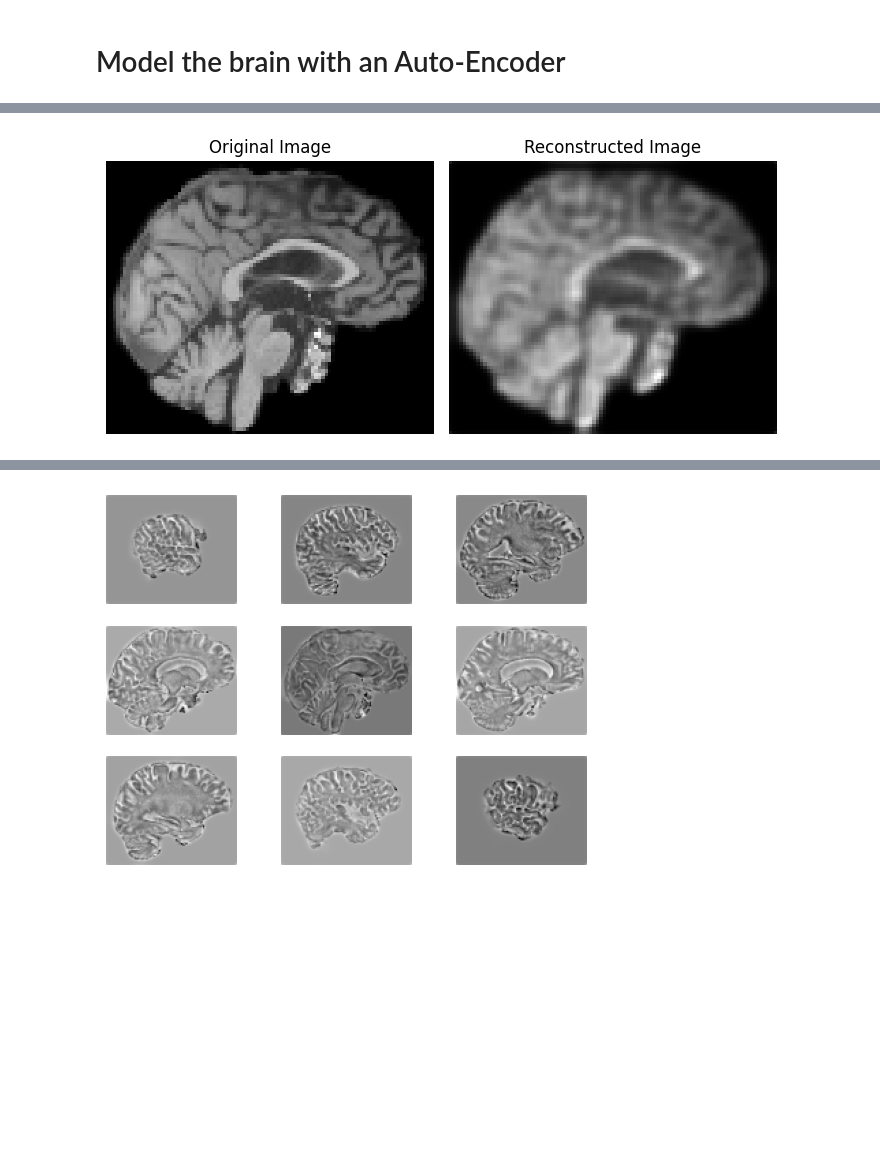
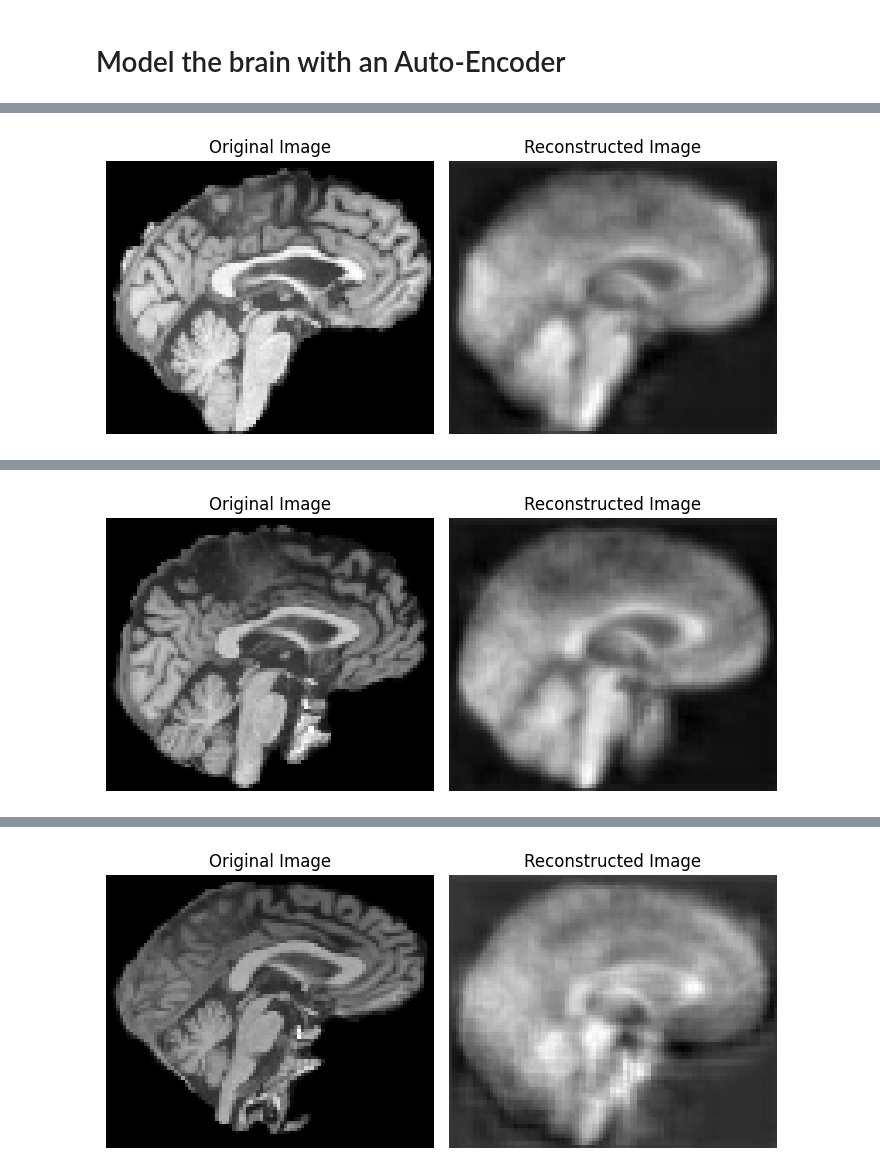
Before and after one commit to Vaakir/unsupervised-deep-learning-bachelor-thesis, a Jupyter notebook: Research/Train/Exploring stripped brains.ipynb, the cells around one changed output, grey strips where cells are left out. Saved outputs shown, nothing was run; the diff lists cells and outputs as text; code cells hidden in the pictures; blank space fills up the shorter version.

```diff
--- a/Research/Train/Exploring stripped brains.ipynb
+++ b/Research/Train/Exploring stripped brains.ipynb
@@ -6,11 +6,3 @@ import glob
 from tqdm import tqdm
 from scipy.ndimage import zoom
 from tensorflow.keras import layers, Model
-# %%
-files = glob.glob("../../Data/TempRemoved/*.nii.gz")
-
-images = []
-
-for file in tqdm(files):
-    img = nib.load(file).get_fdata() * 0.001
-    images.append(img)
@@ -53,0 +56,6 @@ imdisp(cropped_images[0])
+# %%
+mean_brain = np.mean(cropped_images, axis=0).reshape(target_size)
+# inv_std_brain = np.clip(1. / np.std(cropped_images, axis=0),0,20).reshape(target_size)
+diffs = cropped_images - mean_brain
+# norm_diffs = diffs * inv_std_brain
+imdisp(mean_brain)
@@ -61,15 +71,24 @@ class AutoEncoder3D:
         x = layers.Conv3D(4, (3, 3, 3), activation="relu", padding="same")(encoder_input)
         x = layers.MaxPooling3D((2, 2, 2), padding="same")(x)  # Single downscale block
         x = layers.Dropout(0.1)(x)
-        encoded = layers.Conv3D(8, (3, 3, 3), activation="relu", padding="same")(x)  # Latent space
+
+        x = layers.Conv3D(4, (3, 3, 3), activation="relu", padding="same")(x)
+        x = layers.MaxPooling3D((2, 2, 2), padding="same")(x)  # Single downscale block
+
+        encoded = layers.Conv3D(2, (3, 3, 3), activation="relu", padding="same")(x)  # Latent space
 
         self.encoder = Model(encoder_input, encoded, name="encoder")
 
         # Decoder
         decoder_input = layers.Input(shape=encoded.shape[1:])  # Adjusted latent space shape
-        x = layers.Conv3D(8, (3, 3, 3), activation="relu", padding="same")(decoder_input)
+        x = layers.Conv3D(2, (3, 3, 3), activation="relu", padding="same")(decoder_input)
         x = layers.UpSampling3D((2, 2, 2))(x)  # Single upscale block
-        decoded = layers.Conv3D(1, (3, 3, 3), activation="sigmoid", padding="same")(x)  # Final output layer
+
+        x = layers.Conv3D(4, (3, 3, 3), activation="relu", padding="same")(x)
+        x = layers.UpSampling3D((2, 2, 2))(x)  # Single upscale block
+
+        # old activation (before looking at diffs to mean brain): sigmoid
+        decoded = layers.Conv3D(1, (3, 3, 3), activation="tanh", padding="same")(x)  # Final output layer
 
         self.decoder = Model(decoder_input, decoded, name="decoder")
 
@@ -99,3 +118,5 @@ class AutoEncoder3D:
     def decode(self, y):
         """Decode latent space representation y into the original data space."""
         return self.decoder.predict(y)
+
+ae = AutoEncoder3D(list(target_size) + [1])
@@ -119,3 +137,3 @@ Model: "autoencoder"
 # %%
-ae.train(cropped_images, epochs=160)
+ae.train(diffs, epochs=100,batch_size=64)
 # %% [output]
@@ -140,5 +158,6 @@ Epoch 160/160
 # %%
 def reconstruct_and_plot(im):
+    # im = diffs[im_id]
     # Encode the image and reconstruct
     latent = ae.encode(im[np.newaxis, ...])  # Add batch dimension
     recon = ae.decode(latent)[0]  # Remove batch dimension after decoding
@@ -148,12 +167,12 @@ def reconstruct_and_plot(im):
     j = im.shape[0] // 2  # Middle slice along depth
 
     # Plot original image slice
-    ax[0].imshow(np.rot90(im[j]), cmap='gray')
+    ax[0].imshow(np.rot90(mean_brain[j]+ im[j].reshape((96,80))), cmap='gray')
     ax[0].set_title("Original Image")
     ax[0].axis("off")
 
     # Plot reconstructed image slice
-    ax[1].imshow(np.rot90(recon[j]), cmap='gray')
+    ax[1].imshow(np.rot90(mean_brain[j]+recon[j].reshape((96,80))), cmap='gray')
     ax[1].set_title("Reconstructed Image")
     ax[1].axis("off")
 
@@ -161,5 +180,7 @@ def reconstruct_and_plot(im):
     plt.show()
     return recon
 
-recon = reconstruct_and_plot(cropped_images[0])
+recon = reconstruct_and_plot(diffs[3])
+recon = reconstruct_and_plot(diffs[10])
+recon = reconstruct_and_plot(diffs[1])
 # %% [output]
@@ -168 +189 @@ recon = reconstruct_and_plot(cropped_images[0])
-[figure, old version]
+[figure, new version]
@@ -168,0 +192 @@ recon = reconstruct_and_plot(cropped_images[0])
+[figure, added]
@@ -169,4 +195 @@ recon = reconstruct_and_plot(cropped_images[0])
+[figure, added]
-# %%
-imdisp(recon.reshape(80,96,80) - cropped_images[0])
-# %% [output]
-[figure, removed]
```
Also changed, not shown: parts of 12 cells of this notebook, 10 other files.
